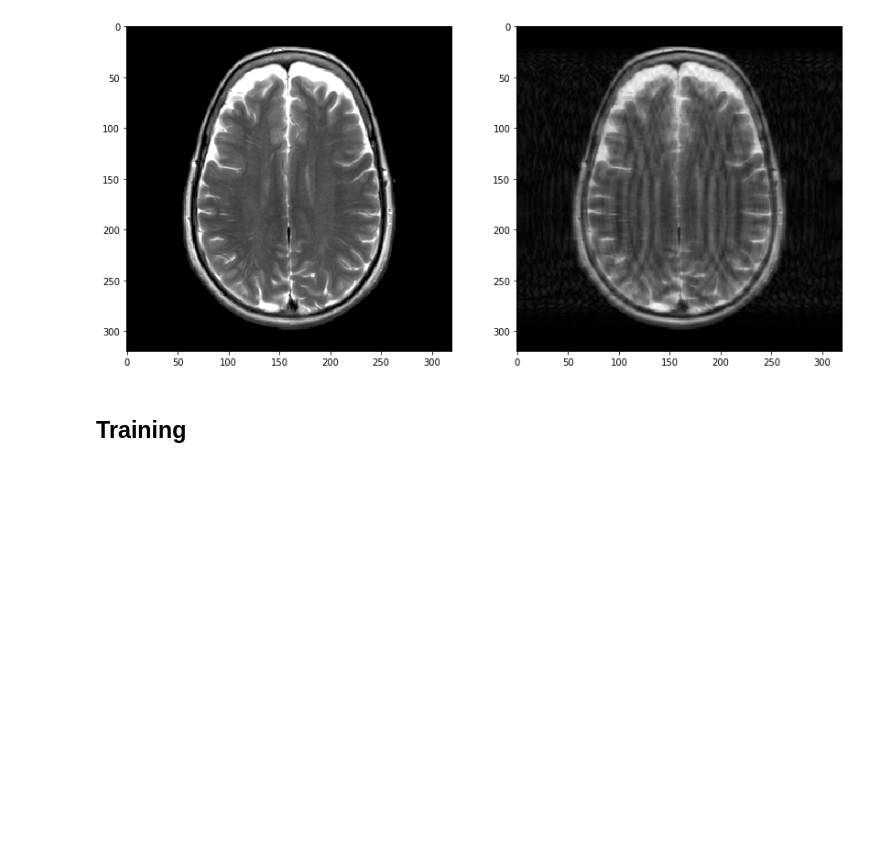
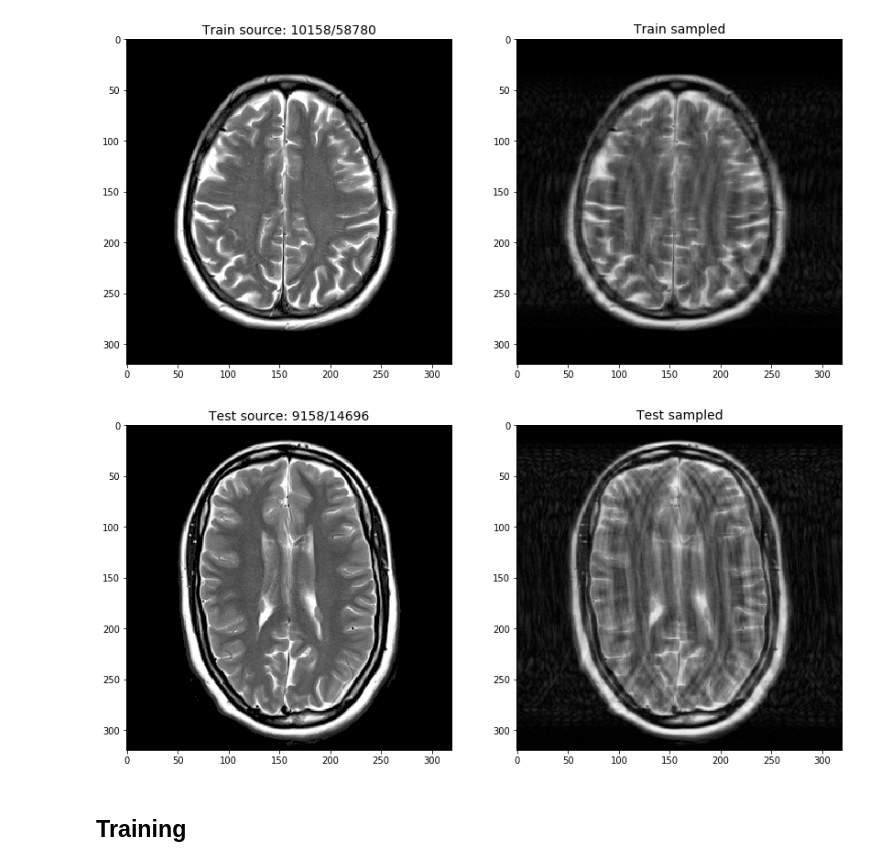
Before and after one commit to alexey-pronkin/fastMRI-ML-project, a Jupyter notebook: train.ipynb, the cells around one changed output. Cells and saved outputs as stored; diff of their text form; code cells hidden in the pictures; blank space fills up the shorter version.

```diff
--- a/train.ipynb
+++ b/train.ipynb
@@ -46,7 +153,7 @@ PATH_TO_SAMPLED_TEST = 'data/ax_t2_single_sampled_x2_test'
 RANDOM_STATE = 42
 # %%
 class fastMRIData(torch_data.Dataset):
-    def __init__(self, images, path_to_source, path_to_sampled):
+    def __init__(self, path_to_source, path_to_sampled):
         super().__init__()
 
         self.path_to_source = path_to_source
@@ -71,17 +178,22 @@ class fastMRIData(torch_data.Dataset):
 
         return source_image, sampled_image
 # %%
-fmri_train = fastMRIData(images, PATH_TO_SOURCE_TRAIN, PATH_TO_SAMPLED_TRAIN)
-fmri_test = fastMRIData(images, PATH_TO_SOURCE_TEST, PATH_TO_SAMPLED_TEST)
+fmri_train = fastMRIData(PATH_TO_SOURCE_TRAIN, PATH_TO_SAMPLED_TRAIN)
+fmri_test = fastMRIData(PATH_TO_SOURCE_TEST, PATH_TO_SAMPLED_TEST)
 # %%
-i = np.random.randint(0, len(fmri_train))
-source, sampled = fmri_train.__getitem__(i)
+for fmri, type in zip([fmri_train, fmri_test], ['Train', 'Test']):
 
-fig, axis = plt.subplots(1, 2, figsize=(14, 12))
-axis[0].imshow(source[0], cmap='gray', vmin=0, vmax=1)
-axis[1].imshow(sampled[0], cmap='gray', vmin=0, vmax=1)
-plt.show()
+    i = np.random.randint(0, len(fmri))
+    source, sampled = fmri_train.__getitem__(i)
+
+    fig, axis = plt.subplots(1, 2, figsize=(14, 12))
+    axis[0].imshow(source[0], cmap='gray', vmin=0, vmax=1)
+    axis[0].set_title(f'{type} source: {i+1}/{len(fmri)}', fontsize=14)
+    axis[1].imshow(sampled[0], cmap='gray', vmin=0, vmax=1)
+    axis[1].set_title(f'{type} sampled', fontsize=14)
+    plt.show()
 # %% [output]
-[figure, old version]
+[figure, new version]
+[figure, added]
 # %% [markdown]
 ## Training
```
Also changed, not shown: parts of 11 cells of this notebook.
